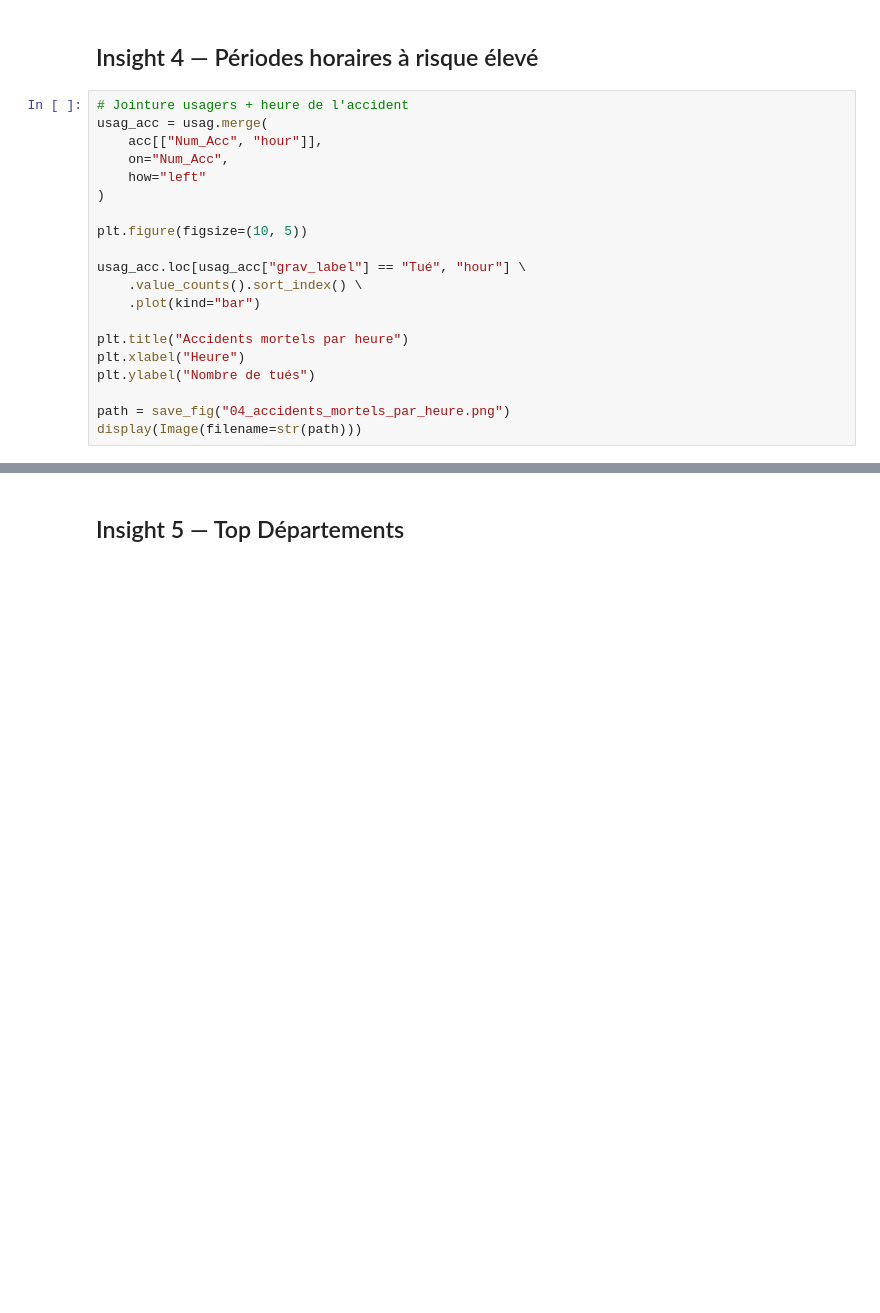
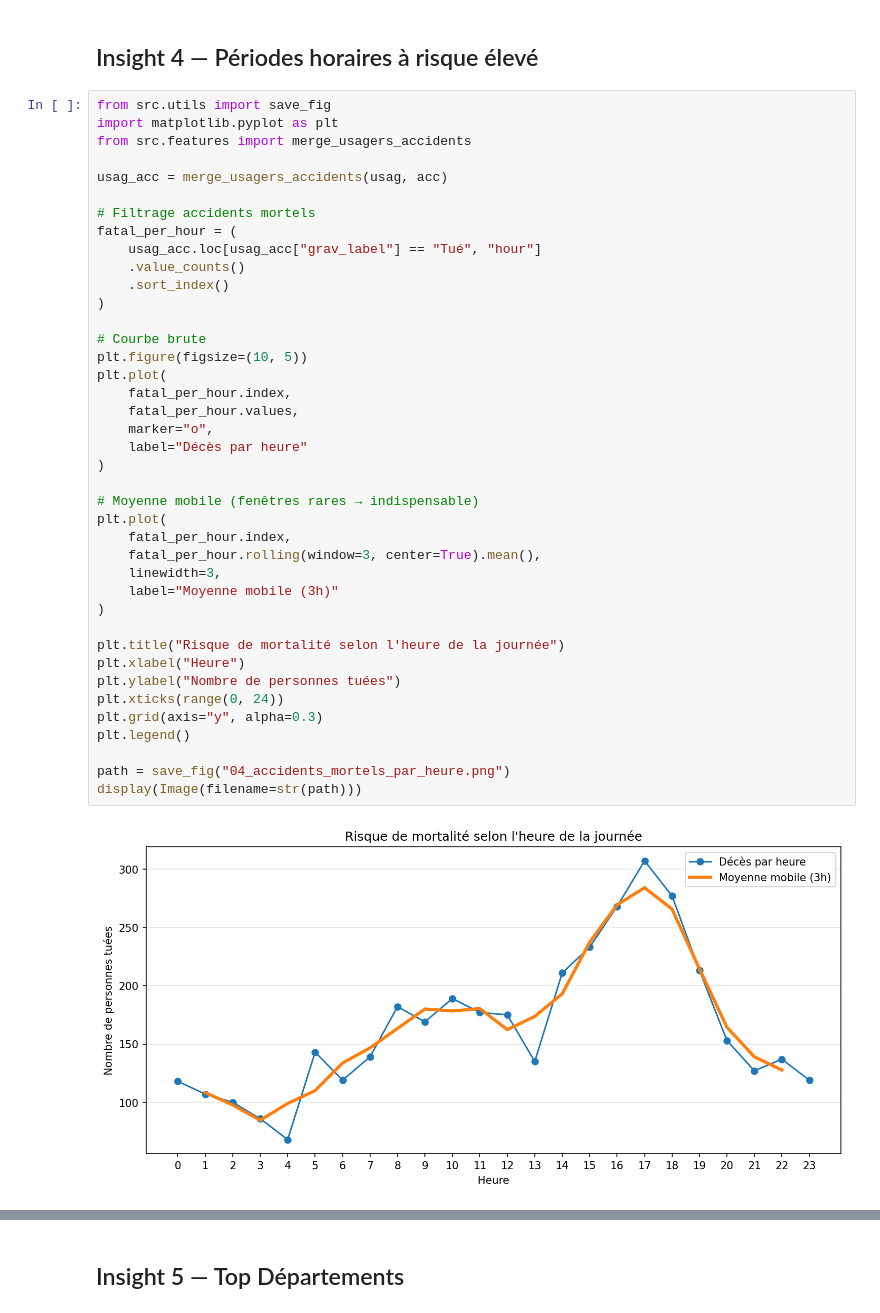
Before and after one commit to hannae-carpin/accidents-france-baac, a Jupyter notebook: notebooks/02_insights.ipynb, the cells around one changed output, grey strips where cells are left out. Saved outputs shown, nothing was run; the diff lists cells and outputs as text; blank space fills up the shorter version.

```diff
--- a/notebooks/02_insights.ipynb
+++ b/notebooks/02_insights.ipynb
@@ -88,26 +136,48 @@ La majorité des usagers impliqués dans les accidents sont indemnes ou légère
 Les accidents mortels restent minoritaires, mais représentent un enjeu majeur en termes de prévention.
 # %% [markdown]
 ## Insight 4 — Périodes horaires à risque élevé
-# %%
-# Jointure usagers + heure de l'accident
-usag_acc = usag.merge(
-    acc[["Num_Acc", "hour"]],
-    on="Num_Acc",
-    how="left"
-)
-
-plt.figure(figsize=(10, 5))
-
-usag_acc.loc[usag_acc["grav_label"] == "Tué", "hour"] \
-    .value_counts().sort_index() \
-    .plot(kind="bar")
-
-plt.title("Accidents mortels par heure")
-plt.xlabel("Heure")
-plt.ylabel("Nombre de tués")
-
-path = save_fig("04_accidents_mortels_par_heure.png")
-display(Image(filename=str(path)))
+# %%
+from src.utils import save_fig
+import matplotlib.pyplot as plt
+from src.features import merge_usagers_accidents
+
+usag_acc = merge_usagers_accidents(usag, acc)
+
+# Filtrage accidents mortels
+fatal_per_hour = (
+    usag_acc.loc[usag_acc["grav_label"] == "Tué", "hour"]
+    .value_counts()
+    .sort_index()
+)
+
+# Courbe brute
+plt.figure(figsize=(10, 5))
+plt.plot(
+    fatal_per_hour.index,
+    fatal_per_hour.values,
+    marker="o",
+    label="Décès par heure"
+)
+
+# Moyenne mobile (fenêtres rares → indispensable)
+plt.plot(
+    fatal_per_hour.index,
+    fatal_per_hour.rolling(window=3, center=True).mean(),
+    linewidth=3,
+    label="Moyenne mobile (3h)"
+)
+
+plt.title("Risque de mortalité selon l'heure de la journée")
+plt.xlabel("Heure")
+plt.ylabel("Nombre de personnes tuées")
+plt.xticks(range(0, 24))
+plt.grid(axis="y", alpha=0.3)
+plt.legend()
+
+path = save_fig("04_accidents_mortels_par_heure.png")
+display(Image(filename=str(path)))
+# %% [output]
+[figure, added]
 # %% [markdown]
 Le croisement entre l’heure de l’accident et la gravité met en évidence des périodes
 à risque élevé, durant lesquelles les accidents mortels sont plus fréquents.
```
Also changed, not shown: parts of 11 cells of this notebook, 6 other files.
